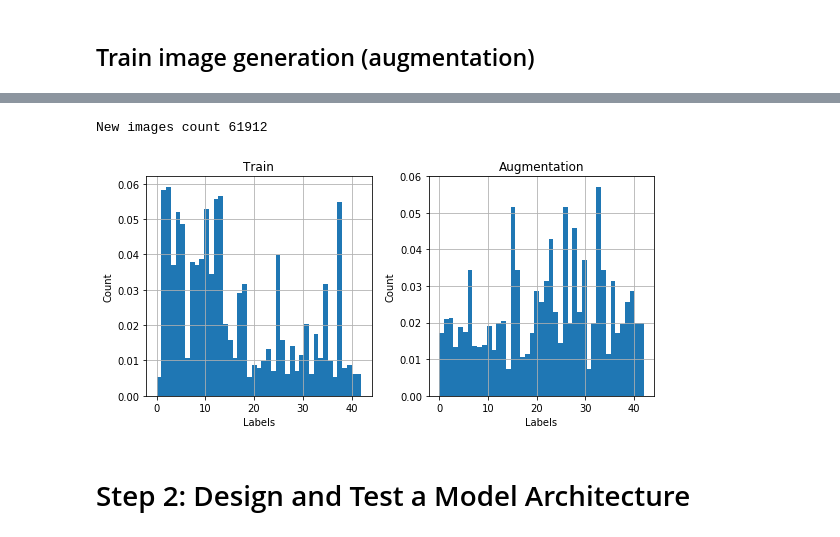
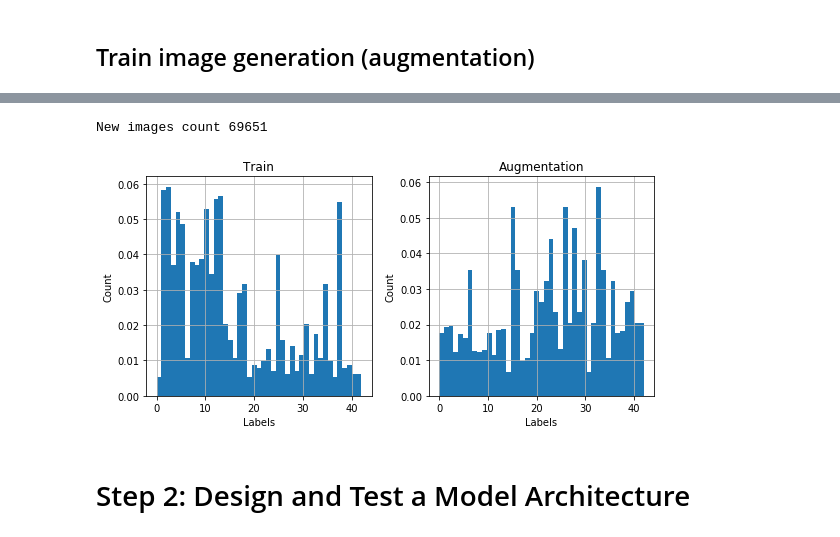
Before and after one commit to darienmt/CarND-TrafficSignClassifier-P2, a Jupyter notebook: Traffic Classifier Simplified.ipynb, the cells around one changed output, grey strips where cells are left out. Saved outputs shown, nothing was run; the diff lists cells and outputs as text; code cells hidden in the pictures.

Commit message:
Generating more images and lowering keep prop

```diff
--- a/Traffic Classifier Simplified.ipynb
+++ b/Traffic Classifier Simplified.ipynb
@@ -162,31 +162,31 @@ axes[3].set_title('Rotation')
 # %%
 
 def generateImages(input, input_labels):
     hist, _ = np.histogram(input_labels, 43, normed=True)
     selectedLabel = []
     for index, v in enumerate(hist):
         if v < 0.02:
             selectedLabel.append(index)
     newInput = []
     newLabels = []
     for index, label in enumerate(input_labels):
         if label in selectedLabel:
-            for i in range(0,8):
+            for i in range(0,9):
                 type = random.randint(0, 3)
                 newLabels.append(label)
                 newInput.append(transform(input[index], type))
 
     return (np.array(newInput), np.array(newLabels))
 
 X_train_new, y_train_new = generateImages(X_train, y_train)
 print('New images count {}'.format(len(X_train_new)))
 added = np.concatenate((y_train, y_train_new), axis=0)
 plotLabelHistogram([y_train, added], ['Train', 'Augmentation'], n_classes)
 X_train = np.concatenate((X_train, X_train_new), axis=0)
 y_train = np.concatenate((y_train, y_train_new), axis=0)
 # %% [output]
-New images count 61912
+New images count 69651
-[figure, old version]
+[figure, new version]
 # %% [markdown]
 # Step 2: Design and Test a Model Architecture
 # %% [markdown]
```
Also changed, not shown: parts of 13 cells of this notebook, 3 other files.
